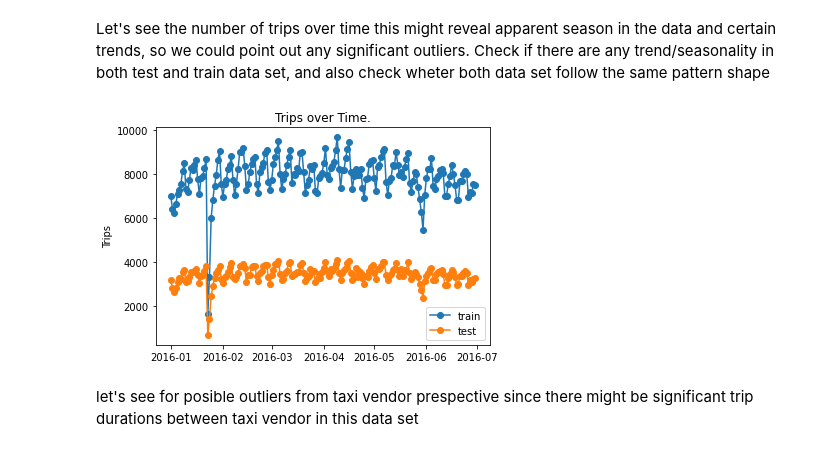
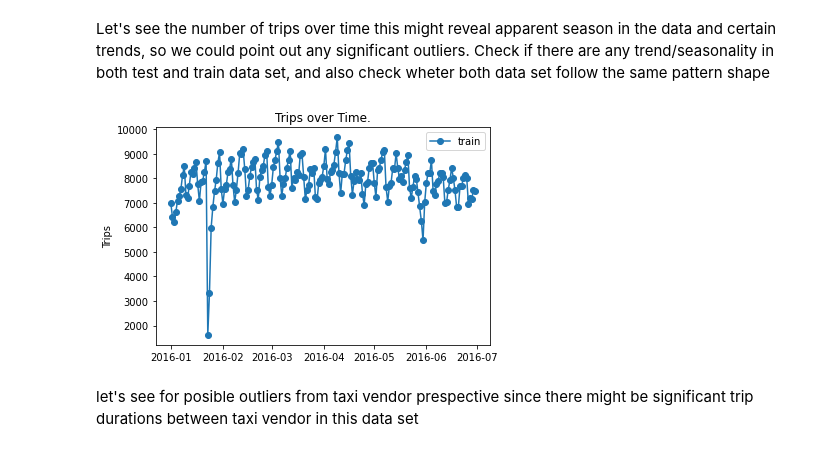
Before and after one commit to moonrabbit29/Travel-time-optimizer, a Jupyter notebook: Training Data.ipynb, the cells around one changed output. Saved outputs shown, nothing was run; the diff lists cells and outputs as text; code cells hidden in the pictures.

```diff
--- a/Training Data.ipynb
+++ b/Training Data.ipynb
@@ -158,13 +158,12 @@ plt.show()
 Let's see the number of trips over time this might reveal apparent season in the data and certain trends, so we could point out any significant outliers. Check if there are any trend/seasonality in both test and train data set, and also check wheter both data set follow the same pattern shape
 # %%
 plt.plot(df_train.groupby('pickup_date').count()[['id']], 'o-', label='train')
-plt.plot(df_test.groupby('pickup_date').count()[['id']], 'o-', label='test')
 plt.title('Trips over Time.')
 plt.legend(loc=0)
 plt.ylabel('Trips')
 plt.show()
 # %% [output]
-[figure, old version]
+[figure, new version]
 # %% [markdown]
 let's see for posible outliers from taxi vendor prespective since there might be significant trip durations between taxi vendor in this data set
 # %%
```
Also changed, not shown: parts of 5 cells of this notebook.
